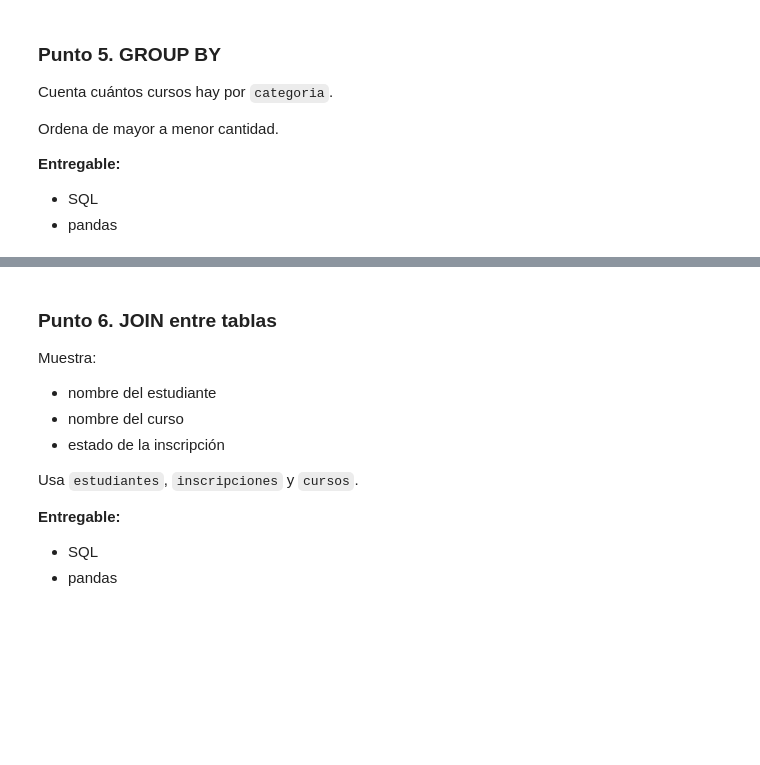
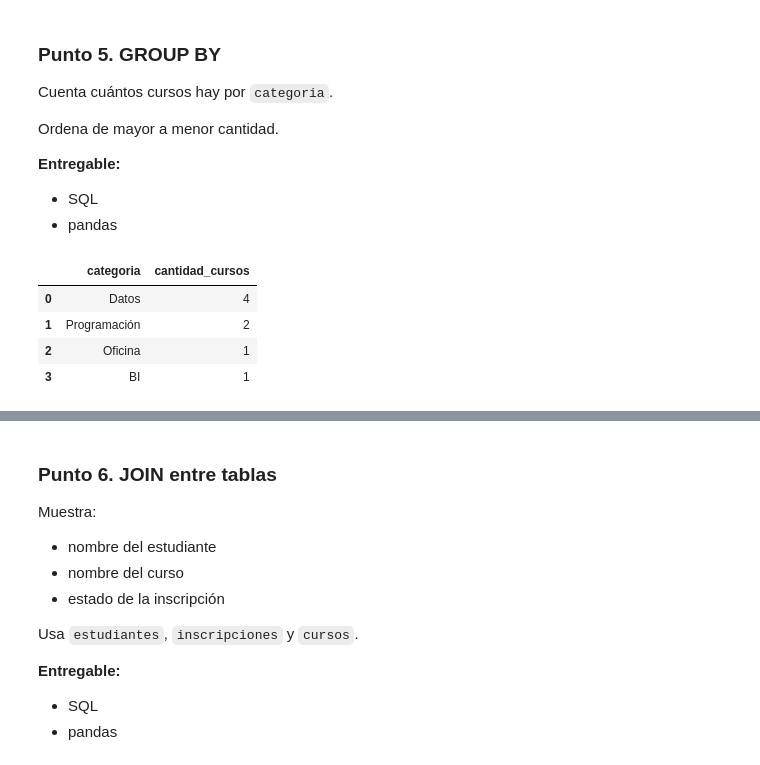
Before and after one commit to CeneDurango/Ciencia-Datos, a Jupyter notebook: tarea_sql_pandas_academia.ipynb, the cells around one changed output, grey strips where cells are left out. Saved outputs shown, nothing was run; the diff lists cells and outputs as text; code cells hidden in the pictures; blank space fills up the shorter version.

```diff
--- a/tarea_sql_pandas_academia.ipynb
+++ b/tarea_sql_pandas_academia.ipynb
@@ -296,0 +340,16 @@ Ordena de mayor a menor cantidad.
+# %%
+# Punto 5 - SQL
+query_5 = """
+SELECT categoria, COUNT(*) AS cantidad_cursos
+FROM cursos
+GROUP BY categoria
+ORDER BY cantidad_cursos DESC
+"""
+sql_5 = run_sql(query_5)
+sql_5
+# %% [output]
+|  | categoria | cantidad_cursos |
+| 0 | Datos | 4 |
+| 1 | Programación | 2 |
+| 2 | Oficina | 1 |
+| 3 | BI | 1 |
```
Also changed, not shown: parts of 11 cells of this notebook.
